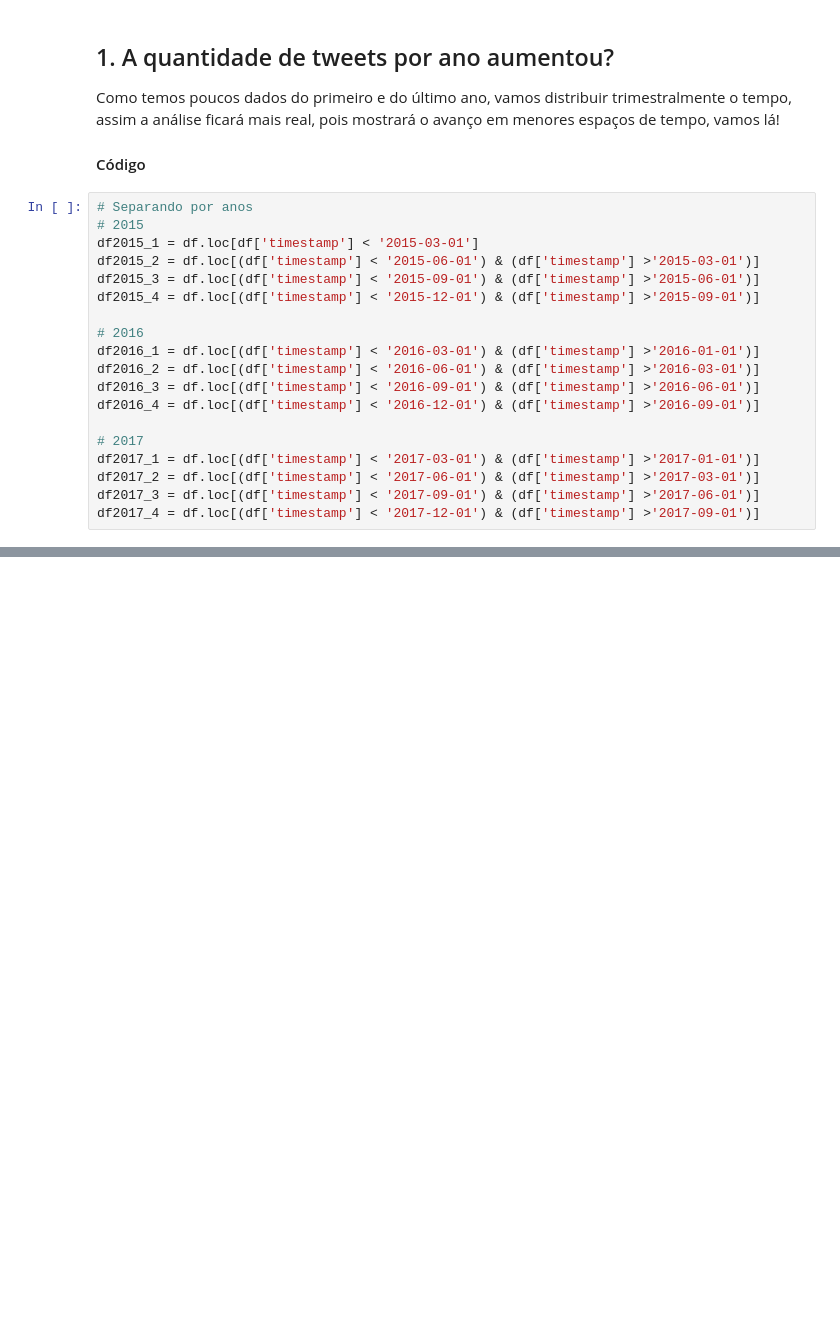
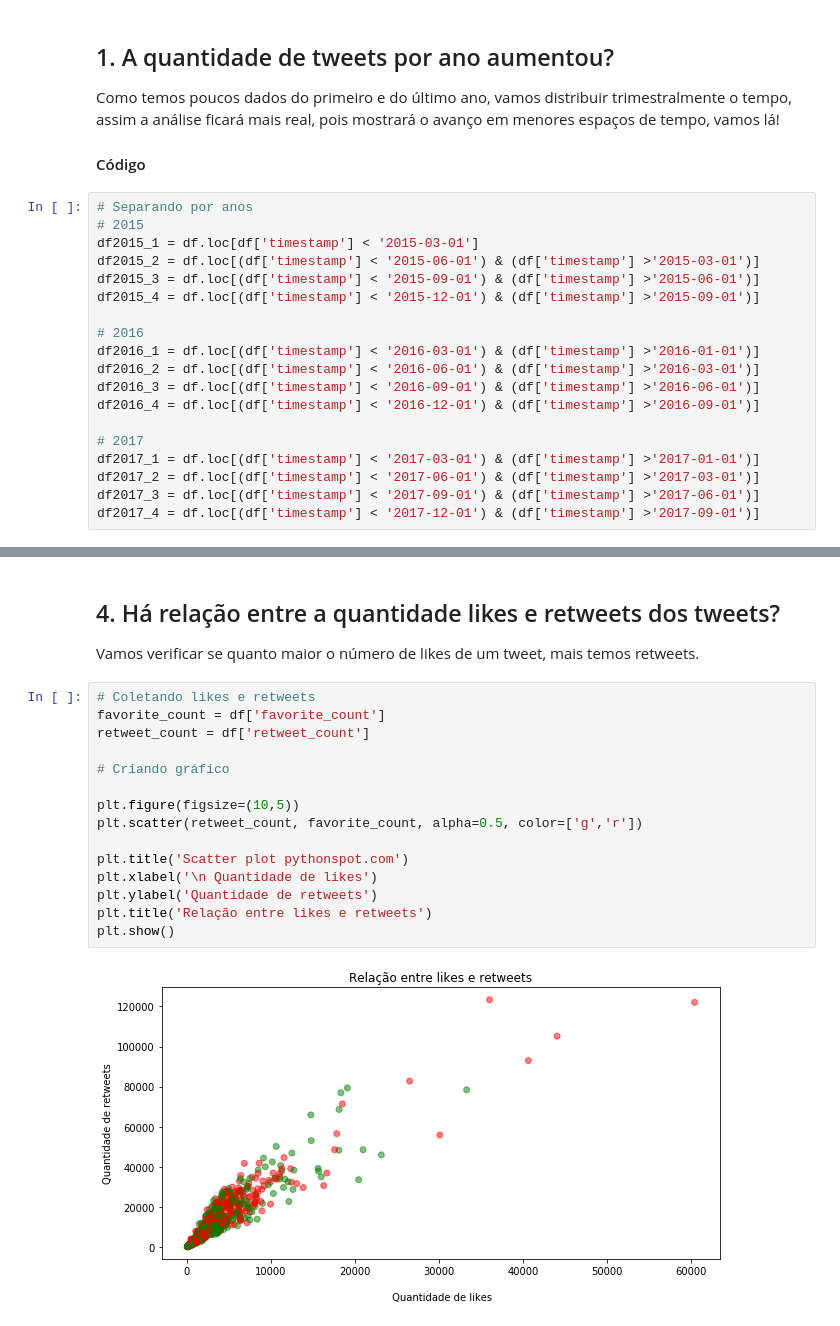
Before and after one commit to matheusbattisti/weratedogs_data_wrangling, a Jupyter notebook: wrangle_act.ipynb, the cells around one changed output, grey strips where cells are left out. Drawn from its saved outputs; the diff is of its cells as text; blank space fills up the shorter version.

```diff
--- a/wrangle_act.ipynb
+++ b/wrangle_act.ipynb
@@ -845,0 +898,21 @@ df
+# %% [markdown]
+## 4. Há relação entre a quantidade likes e retweets dos tweets?
+
+Vamos verificar se quanto maior o número de likes de um tweet, mais temos retweets.
+# %%
+# Coletando likes e retweets
+favorite_count = df['favorite_count']
+retweet_count = df['retweet_count']
+
+# Criando gráfico
+
+plt.figure(figsize=(10,5))
+plt.scatter(retweet_count, favorite_count, alpha=0.5, color=['g','r'])
+
+plt.title('Scatter plot pythonspot.com')
+plt.xlabel('\n Quantidade de likes')
+plt.ylabel('Quantidade de retweets')
+plt.title('Relação entre likes e retweets')
+plt.show()
+# %% [output]
+[figure, added]
```
Also changed, not shown: parts of 22 cells of this notebook.
